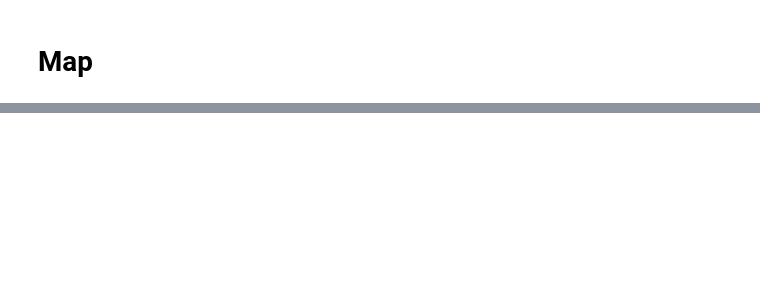
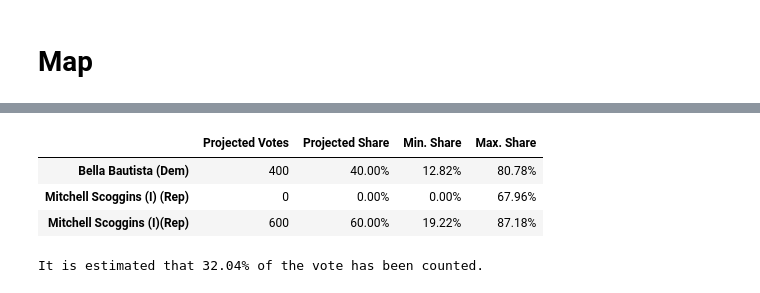
Before and after one commit to davidboers/2026electionmodels, a Jupyter notebook: other_temp.ipynb, the cells around one changed output, grey strips where cells are left out. Cells and saved outputs as stored; diff of their text form; code cells hidden in the pictures; blank space fills up the shorter version.

```diff
--- a/other_temp.ipynb
+++ b/other_temp.ipynb
@@ -201,0 +266,18 @@ plt.show()
+# %%
+unreported_counties = curr_prg[~curr_prg['Reported?']]
+completed_counties = curr_prg[curr_prg['Reported?']]
+counted_votes_cc = completed_counties[candidates].sum().astype(int)
+counted_votes = curr_prg[candidates].sum()
+prev_total = prev_prg.loc[completed_counties.index].sum().sum()
+
+growth_ratio = (counted_votes_cc.sum() / prev_total) if prev_total > 0 else 1.0
+proj_totals = (prev_prg.loc[~curr_prg['Reported?']].sum(axis=1) * growth_ratio).astype(int)
+proj_totals = np.maximum(proj_totals, unreported_counties[candidates].sum(axis=1))
+projected_remaining = (proj_totals - unreported_counties[candidates].sum(axis=1)).astype(int)
+proj_total_votes = proj_totals.sum() + counted_votes_cc.sum()
+
+projected_remaining_by_cty = pd.DataFrame(projected_remaining.sort_values(ascending=False), columns=['Votes'])
+projected_remaining_by_cty['Share'] = projected_remaining / projected_remaining.sum() * 100
+(projected_remaining_by_cty.style
+    .format('{:,}', subset=['Votes'])
+    .format('{:.2f}%', subset=['Share']))
@@ -201,0 +316,33 @@ plt.show()
+# %%
+import model
+
+if summary['Votes'].sum() == 0:
+    proj_summ = pd.DataFrame(pd.Series(np.zeros(len(candidates)).astype(int), index=candidates, name='Projected Votes'))
+
+else:
+    counted_swings = share_table.sub(filtered_benchmark, fill_value=0)
+    projected = model.project(counted_swings, prev_prg.loc[~curr_prg['Reported?']], proj_totals, counted_votes_cc).drop(['Dem', 'Rep'])
+    proj_summ = pd.DataFrame(projected, columns=['Projected Votes'])
+
+proj_summ['Projected Share'] = (proj_summ['Projected Votes'] / proj_summ['Projected Votes'].sum()).fillna(0)
+proj_summ['Min. Share'] = counted_votes / proj_total_votes
+proj_summ['Max. Share'] = (counted_votes + projected_remaining.sum()) / proj_total_votes
+(proj_summ.style
+.format('{:,}', subset=['Projected Votes'])
+.format('{:.2%}', subset=['Projected Share', 'Min. Share', 'Max. Share']))
+# %% [output]
+|  | Projected Votes | Projected Share | Min. Share | Max. Share |
+| Bella Bautista (Dem) | 400 | 40.00% | 12.82% | 80.78% |
+| Mitchell Scoggins (I) (Rep) | 0 | 0.00% | 0.00% | 67.96% |
+| Mitchell Scoggins (I)(Rep) | 600 | 60.00% | 19.22% | 87.18% |
+# %%
+swing_mean = swing_sizes.mean() # Does not necessarily equal measured swing
+swing_std = swing_sizes.std()
+swing_moe = swing_std / np.sqrt(len(swing_sizes)) * 1.96
+conf_lower = swing_mean - swing_moe
+conf_upper = swing_mean + swing_moe
+votes_counted = counted_votes.sum() / proj_total_votes
+
+print(f'It is estimated that {votes_counted:.2%} of the vote has been counted.')
+# %% [output]
+It is estimated that 32.04% of the vote has been counted.
```
Also changed, not shown: parts of 13 cells of this notebook, 8 other files.
